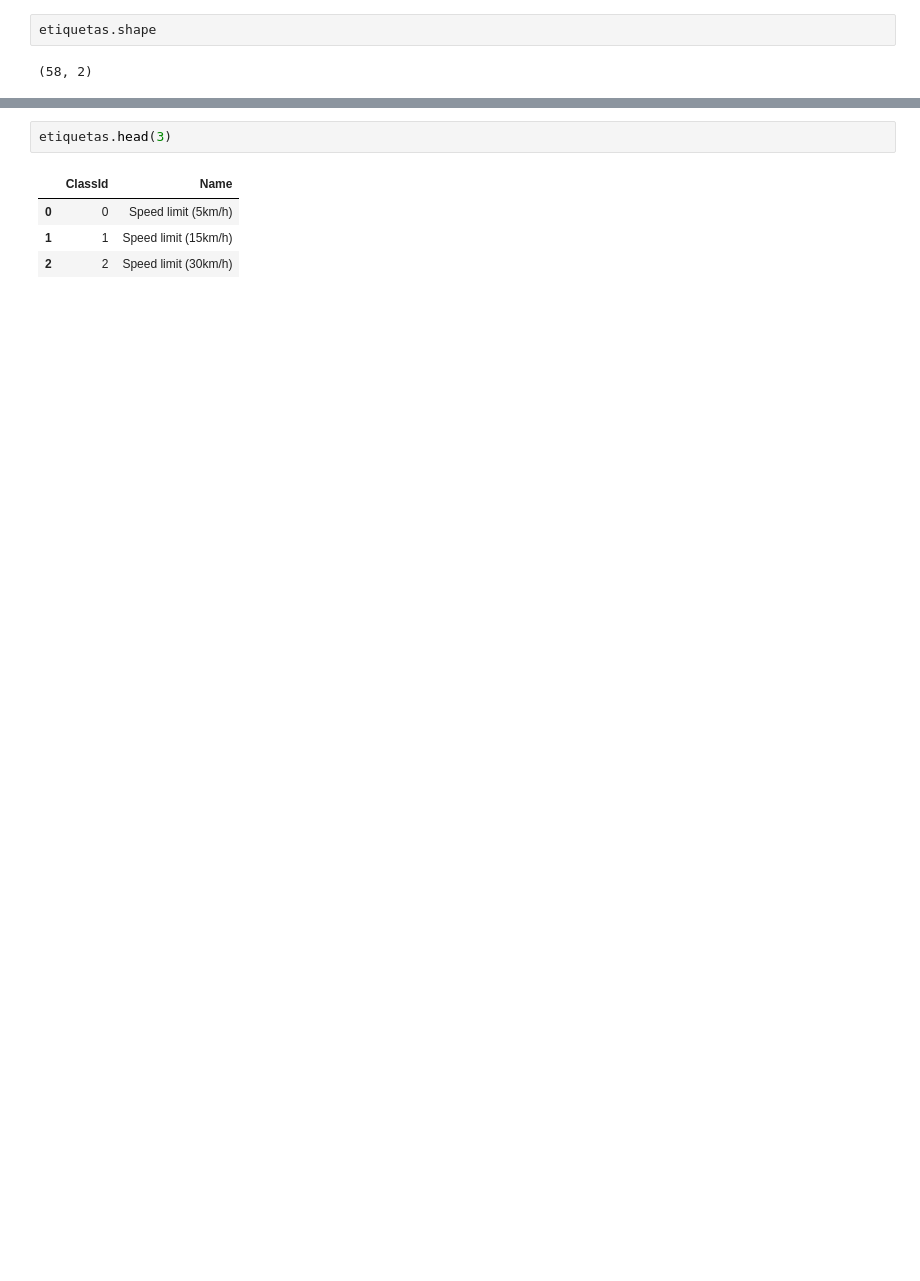
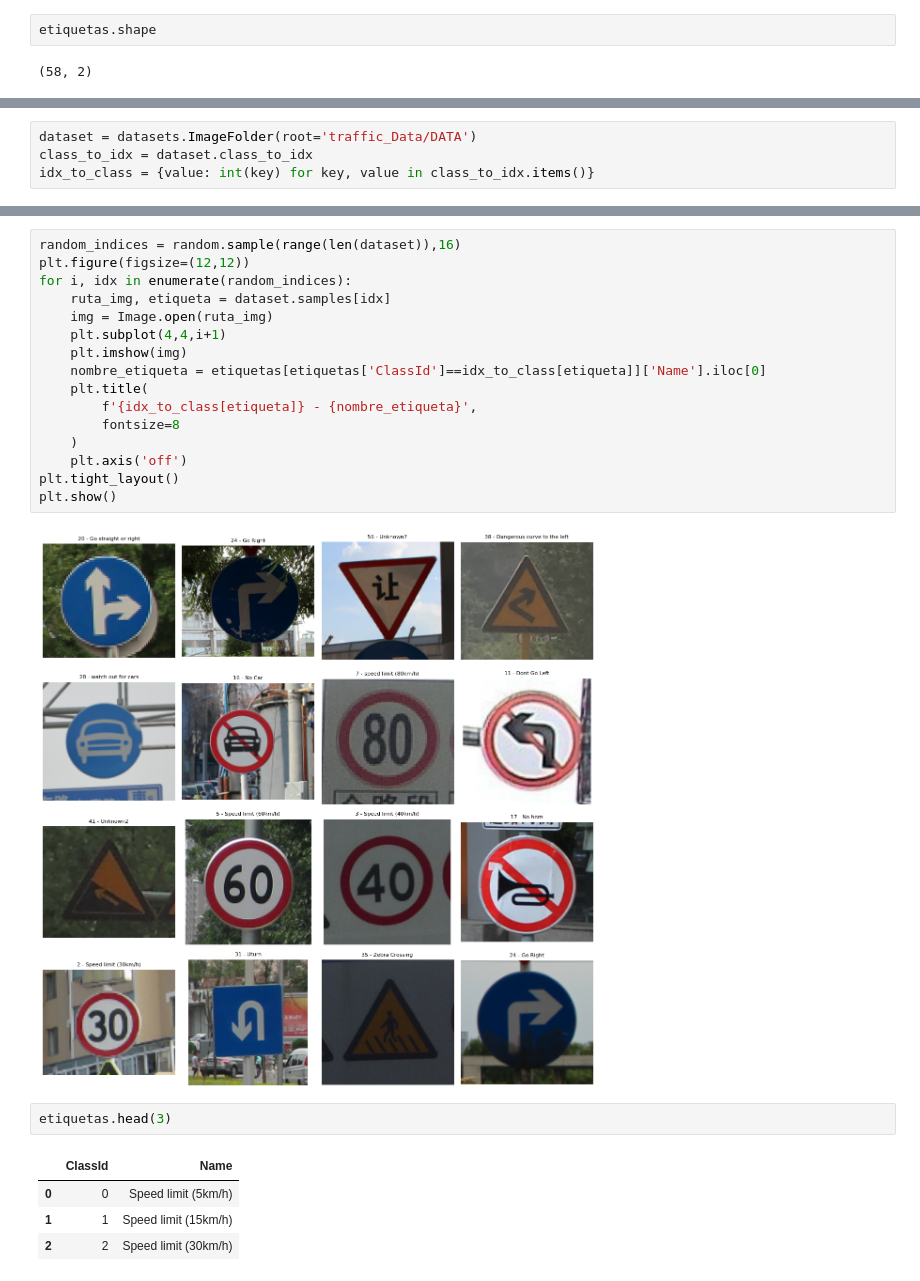
Before and after one commit to donfirefox/se-alesred, a Jupyter notebook: clasificador.ipynb, the cells around one changed output, grey strips where cells are left out. Cells and saved outputs as stored; diff of their text form; blank space fills up the shorter version.

```diff
--- a/clasificador.ipynb
+++ b/clasificador.ipynb
@@ -101,0 +91,4 @@ traffic_Data
+# %%
+dataset = datasets.ImageFolder(root='traffic_Data/DATA')
+class_to_idx = dataset.class_to_idx
+idx_to_class = {value: int(key) for key, value in class_to_idx.items()}
@@ -102,3 +103,21 @@ traffic_Data
+# %%
+random_indices = random.sample(range(len(dataset)),16)
+plt.figure(figsize=(12,12))
+for i, idx in enumerate(random_indices):
+    ruta_img, etiqueta = dataset.samples[idx]
+    img = Image.open(ruta_img)
+    plt.subplot(4,4,i+1)
+    plt.imshow(img)
+    nombre_etiqueta = etiquetas[etiquetas['ClassId']==idx_to_class[etiqueta]]['Name'].iloc[0]
+    plt.title(
+        f'{idx_to_class[etiqueta]} - {nombre_etiqueta}',
+        fontsize=8
+    )
+    plt.axis('off')
+plt.tight_layout()
+plt.show()
+# %% [output]
+[figure, added]
 # %%
 etiquetas.head(3)
 # %% [output]
```
Also changed, not shown: parts of 23 cells of this notebook.
